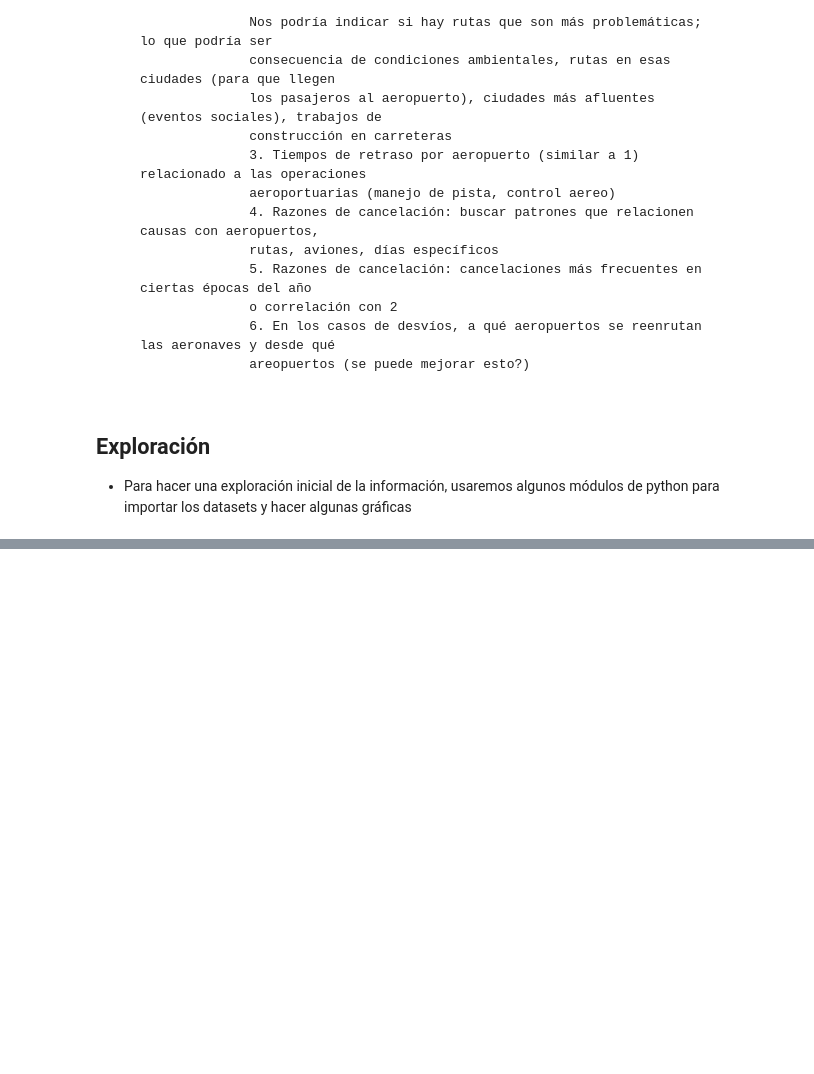
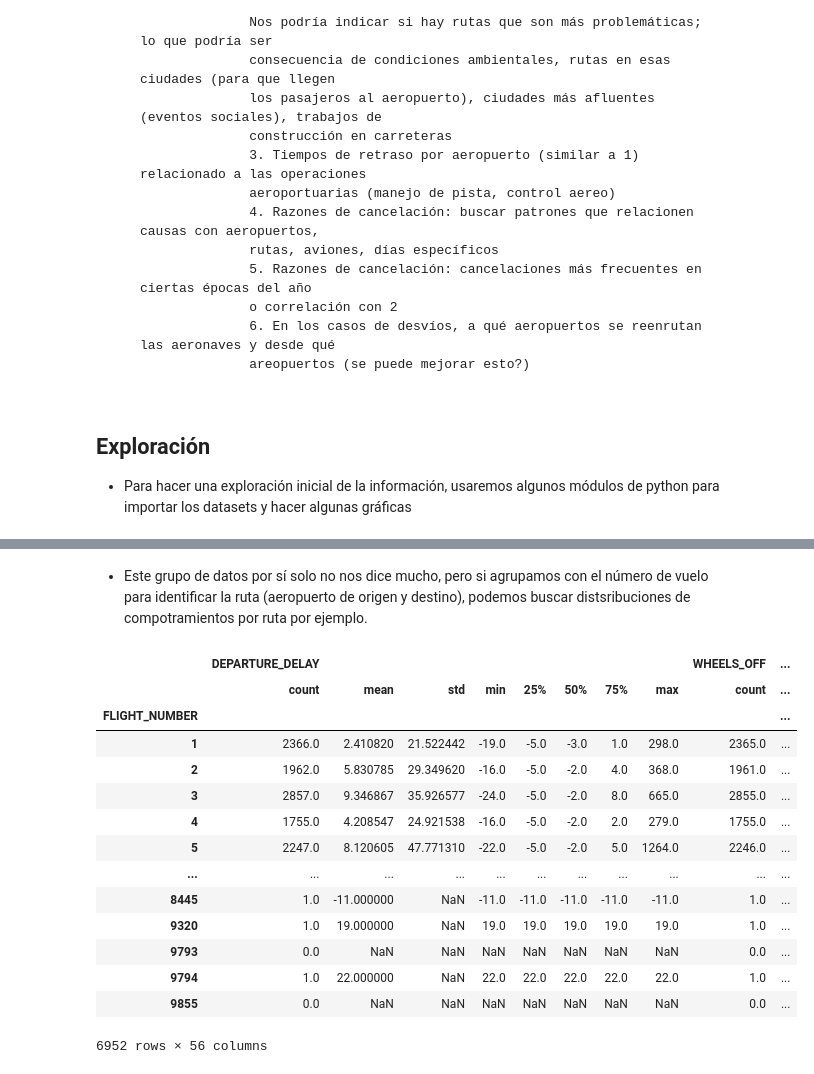
Before and after one commit to i0nathan/unaqds, a Jupyter notebook: flight_delay_prediction.ipynb, the cells around one changed output, grey strips where cells are left out. Cells and saved outputs as stored; diff of their text form; code cells hidden in the pictures; blank space fills up the shorter version.

```diff
--- a/flight_delay_prediction.ipynb
+++ b/flight_delay_prediction.ipynb
@@ -56,0 +146,2 @@ ModuleNotFoundError: No module named 'pandas'
+# %%
+airport_time_params = ['DEPARTURE_DELAY', 'WHEELS_OFF', 'WHEELS_ON', 'TAXI_OUT', 'TAXI_IN', 'DEPARTURE_TIME', 'ARRIVAL_DELAY']
@@ -56,0 +160,20 @@ ModuleNotFoundError: No module named 'pandas'
+# %% [markdown]
+- Este grupo de datos por sí solo no nos dice mucho, pero si agrupamos con el número de vuelo para identificar la ruta (aeropuerto de origen y destino), podemos buscar distsribuciones de compotramientos por ruta por ejemplo.
+# %%
+flight_df.groupby("FLIGHT_NUMBER")[airport_time_params].describe()
+# %% [output]
+|  | DEPARTURE_DELAY |  |  |  |  |  |  |  | WHEELS_OFF | ... |
+|  | count | mean | std | min | 25% | 50% | 75% | max | count | ... |
+| FLIGHT_NUMBER |  |  |  |  |  |  |  |  |  | ... |
+| 1 | 2366.0 | 2.410820 | 21.522442 | -19.0 | -5.0 | -3.0 | 1.0 | 298.0 | 2365.0 | ... |
+| 2 | 1962.0 | 5.830785 | 29.349620 | -16.0 | -5.0 | -2.0 | 4.0 | 368.0 | 1961.0 | ... |
+| 3 | 2857.0 | 9.346867 | 35.926577 | -24.0 | -5.0 | -2.0 | 8.0 | 665.0 | 2855.0 | ... |
+| 4 | 1755.0 | 4.208547 | 24.921538 | -16.0 | -5.0 | -2.0 | 2.0 | 279.0 | 1755.0 | ... |
+| 5 | 2247.0 | 8.120605 | 47.771310 | -22.0 | -5.0 | -2.0 | 5.0 | 1264.0 | 2246.0 | ... |
+| ... | ... | ... | ... | ... | ... | ... | ... | ... | ... | ... |
+| 8445 | 1.0 | -11.000000 | NaN | -11.0 | -11.0 | -11.0 | -11.0 | -11.0 | 1.0 | ... |
+| 9320 | 1.0 | 19.000000 | NaN | 19.0 | 19.0 | 19.0 | 19.0 | 19.0 | 1.0 | ... |
+| 9793 | 0.0 | NaN | NaN | NaN | NaN | NaN | NaN | NaN | 0.0 | ... |
+| 9794 | 1.0 | 22.000000 | NaN | 22.0 | 22.0 | 22.0 | 22.0 | 22.0 | 1.0 | ... |
+| 9855 | 0.0 | NaN | NaN | NaN | NaN | NaN | NaN | NaN | 0.0 | ... |
+6952 rows × 56 columns
```
Also changed, not shown: parts of 14 cells of this notebook, 1 other file.
